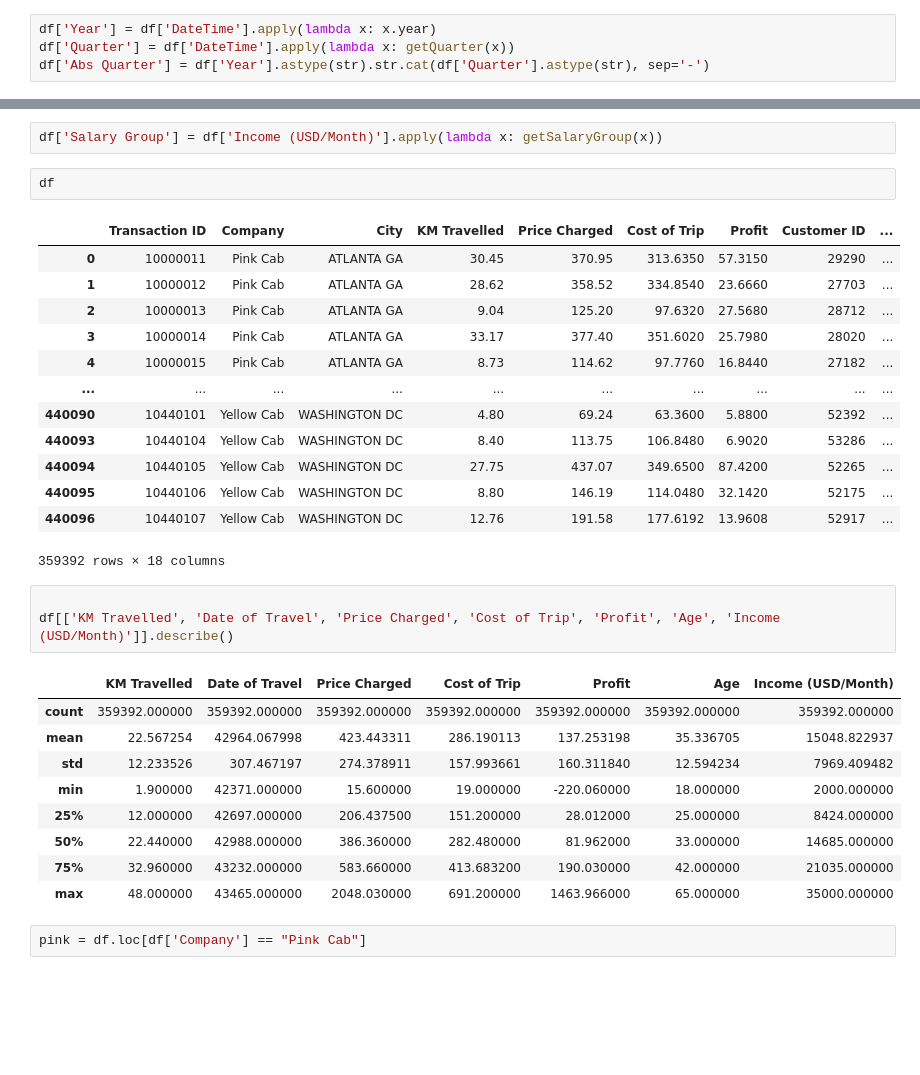
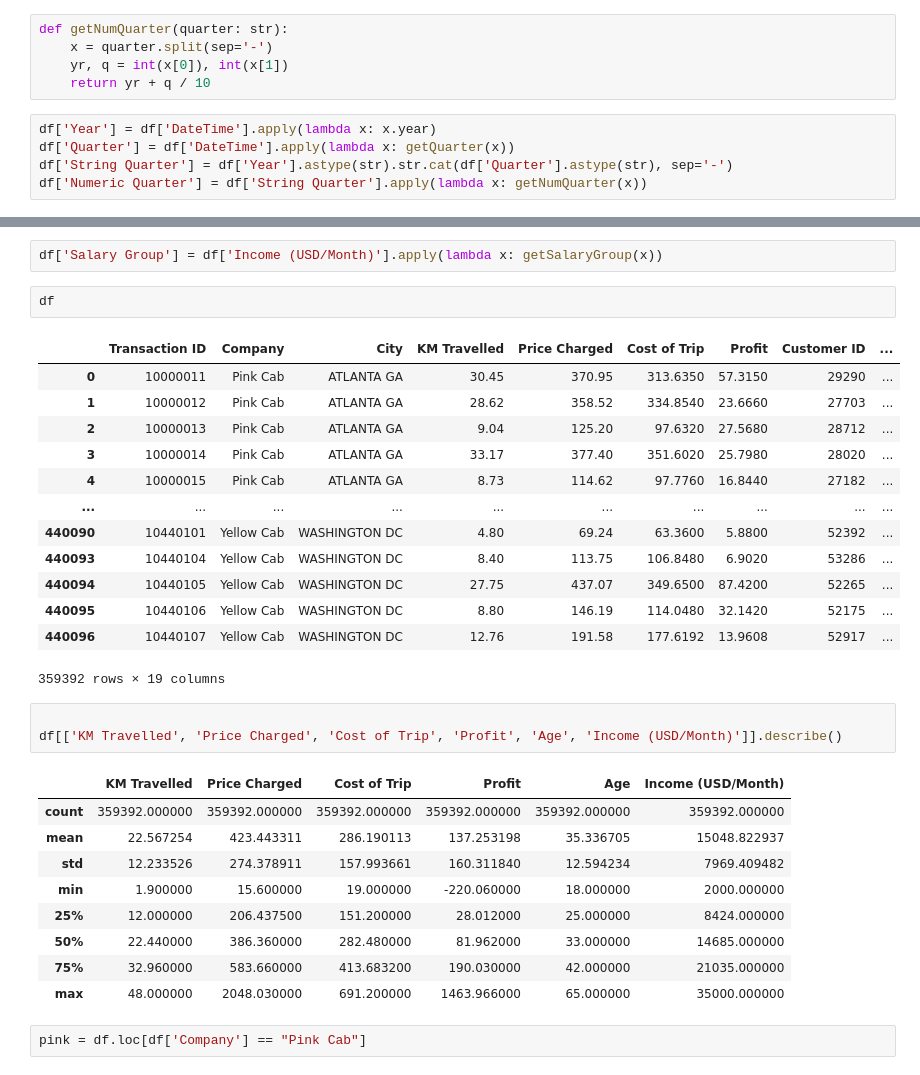
Before and after one commit to nureinumeya1999/Cab-Investment, a Jupyter notebook: src/EDA.ipynb, the cells around one changed output, grey strips where cells are left out. Cells and saved outputs as stored; diff of their text form; blank space fills up the shorter version.

```diff
--- a/src/EDA.ipynb
+++ b/src/EDA.ipynb
@@ -186,10 +186,16 @@ df['DateTime'] = df['Date of Travel'].apply(lambda x: toDate(x))
 
 def getQuarter(date: date):
     return (date.month - 1) // 3 + 1
+# %%
+def getNumQuarter(quarter: str):
+    x = quarter.split(sep='-')
+    yr, q = int(x[0]), int(x[1])
+    return yr + q / 10
 # %%
 df['Year'] = df['DateTime'].apply(lambda x: x.year)
 df['Quarter'] = df['DateTime'].apply(lambda x: getQuarter(x))
-df['Abs Quarter'] = df['Year'].astype(str).str.cat(df['Quarter'].astype(str), sep='-')
+df['String Quarter'] = df['Year'].astype(str).str.cat(df['Quarter'].astype(str), sep='-')
+df['Numeric Quarter'] = df['String Quarter'].apply(lambda x: getNumQuarter(x))
 # %%
 df.drop(columns=['Date of Travel', 'Population'], inplace=True)
 # %%
@@ -235,20 +243,20 @@ df
 | 440094 | 10440105 | Yellow Cab | WASHINGTON DC | 27.75 | 437.07 | 349.6500 | 87.4200 | 52265 | ... |
 | 440095 | 10440106 | Yellow Cab | WASHINGTON DC | 8.80 | 146.19 | 114.0480 | 32.1420 | 52175 | ... |
 | 440096 | 10440107 | Yellow Cab | WASHINGTON DC | 12.76 | 191.58 | 177.6192 | 13.9608 | 52917 | ... |
-359392 rows × 18 columns
+359392 rows × 19 columns
 # %%
 
-df[['KM Travelled', 'Date of Travel', 'Price Charged', 'Cost of Trip', 'Profit', 'Age', 'Income (USD/Month)']].describe()
+df[['KM Travelled', 'Price Charged', 'Cost of Trip', 'Profit', 'Age', 'Income (USD/Month)']].describe()
 # %% [output]
-|  | KM Travelled | Date of Travel | Price Charged | Cost of Trip | Profit | Age | Income (USD/Month) |
-| count | 359392.000000 | 359392.000000 | 359392.000000 | 359392.000000 | 359392.000000 | 359392.000000 | 359392.000000 |
-| mean | 22.567254 | 42964.067998 | 423.443311 | 286.190113 | 137.253198 | 35.336705 | 15048.822937 |
-| std | 12.233526 | 307.467197 | 274.378911 | 157.993661 | 160.311840 | 12.594234 | 7969.409482 |
-| min | 1.900000 | 42371.000000 | 15.600000 | 19.000000 | -220.060000 | 18.000000 | 2000.000000 |
-| 25% | 12.000000 | 42697.000000 | 206.437500 | 151.200000 | 28.012000 | 25.000000 | 8424.000000 |
-| 50% | 22.440000 | 42988.000000 | 386.360000 | 282.480000 | 81.962000 | 33.000000 | 14685.000000 |
-| 75% | 32.960000 | 43232.000000 | 583.660000 | 413.683200 | 190.030000 | 42.000000 | 21035.000000 |
-| max | 48.000000 | 43465.000000 | 2048.030000 | 691.200000 | 1463.966000 | 65.000000 | 35000.000000 |
+|  | KM Travelled | Price Charged | Cost of Trip | Profit | Age | Income (USD/Month) |
+| count | 359392.000000 | 359392.000000 | 359392.000000 | 359392.000000 | 359392.000000 | 359392.000000 |
+| mean | 22.567254 | 423.443311 | 286.190113 | 137.253198 | 35.336705 | 15048.822937 |
+| std | 12.233526 | 274.378911 | 157.993661 | 160.311840 | 12.594234 | 7969.409482 |
+| min | 1.900000 | 15.600000 | 19.000000 | -220.060000 | 18.000000 | 2000.000000 |
+| 25% | 12.000000 | 206.437500 | 151.200000 | 28.012000 | 25.000000 | 8424.000000 |
+| 50% | 22.440000 | 386.360000 | 282.480000 | 81.962000 | 33.000000 | 14685.000000 |
+| 75% | 32.960000 | 583.660000 | 413.683200 | 190.030000 | 42.000000 | 21035.000000 |
+| max | 48.000000 | 2048.030000 | 691.200000 | 1463.966000 | 65.000000 | 35000.000000 |
 # %%
 pink = df.loc[df['Company'] == "Pink Cab"]
 # %%
```
Also changed, not shown: parts of 23 cells of this notebook.
